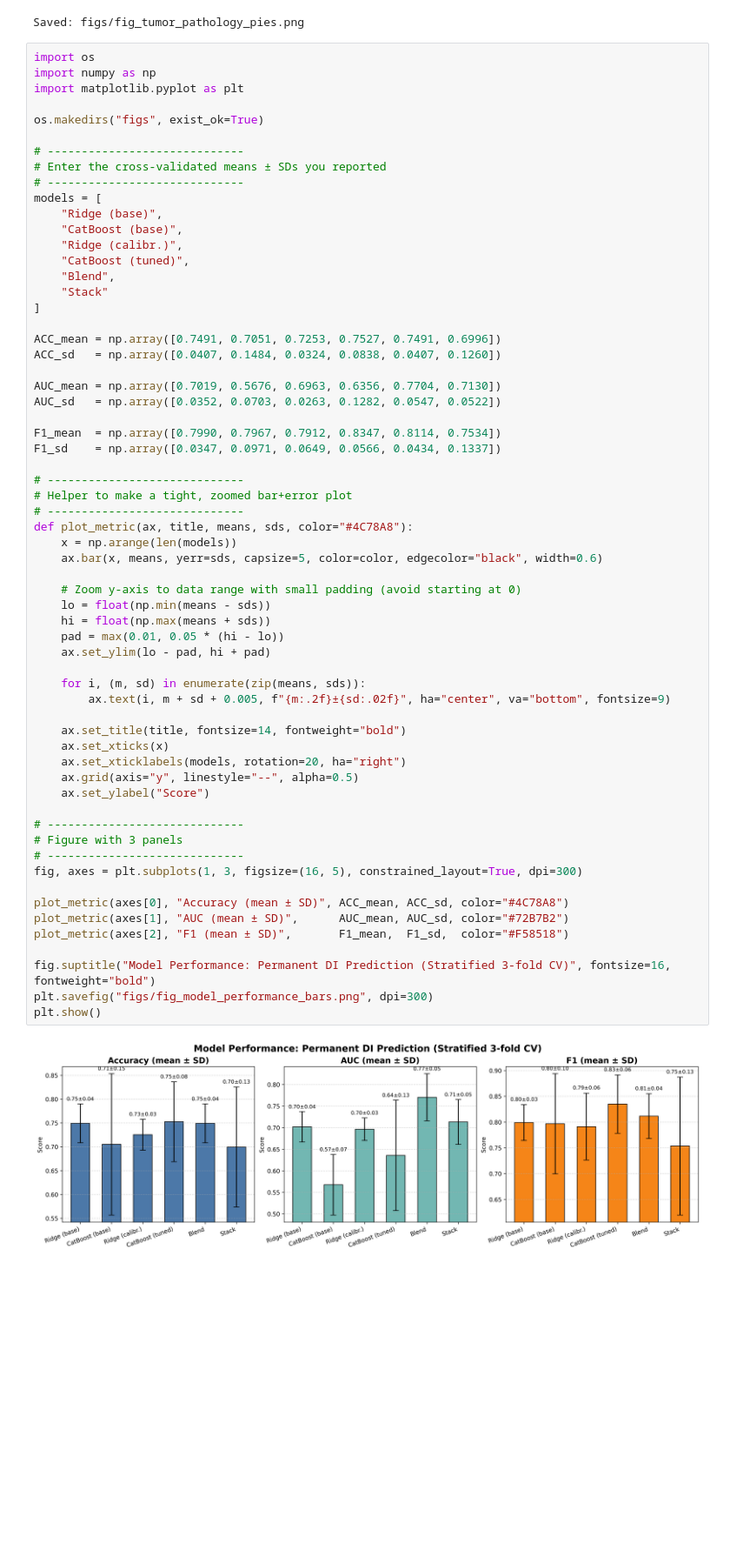
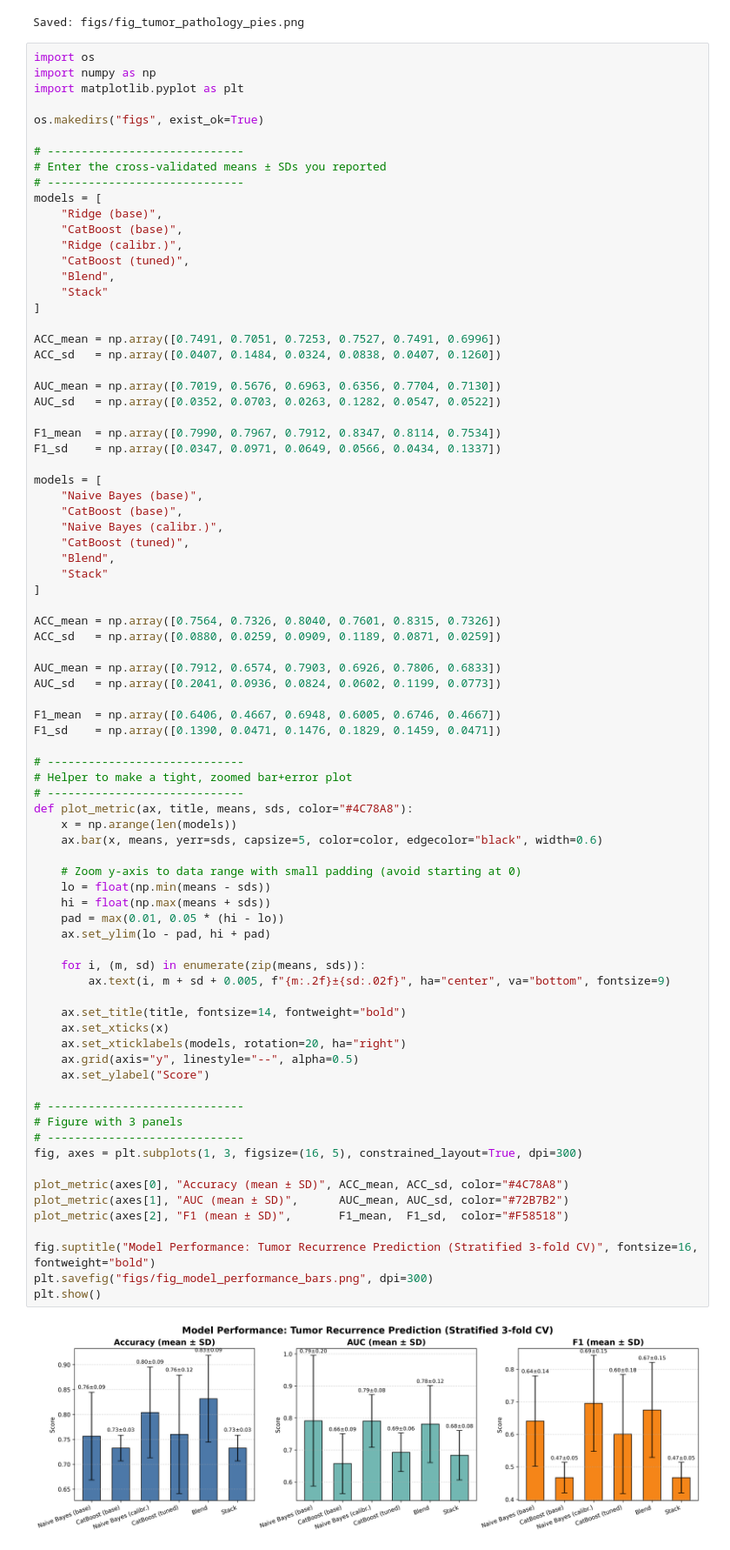
Before and after one commit to shrinitbabel/craniopharyngioma, a Jupyter notebook: EDA.ipynb, the cells around one changed output. Shown at 87% size. Drawn from its saved outputs; the diff is of its cells as text; blank space fills up the shorter version.

```diff
--- a/EDA.ipynb
+++ b/EDA.ipynb
@@ -573,6 +573,24 @@ AUC_sd   = np.array([0.0352, 0.0703, 0.0263, 0.1282, 0.0547, 0.0522])
 
 F1_mean  = np.array([0.7990, 0.7967, 0.7912, 0.8347, 0.8114, 0.7534])
 F1_sd    = np.array([0.0347, 0.0971, 0.0649, 0.0566, 0.0434, 0.1337])
+
+models = [
+    "Naive Bayes (base)",
+    "CatBoost (base)",
+    "Naive Bayes (calibr.)",
+    "CatBoost (tuned)",
+    "Blend",
+    "Stack"
+]
+
+ACC_mean = np.array([0.7564, 0.7326, 0.8040, 0.7601, 0.8315, 0.7326])
+ACC_sd   = np.array([0.0880, 0.0259, 0.0909, 0.1189, 0.0871, 0.0259])
+
+AUC_mean = np.array([0.7912, 0.6574, 0.7903, 0.6926, 0.7806, 0.6833])
+AUC_sd   = np.array([0.2041, 0.0936, 0.0824, 0.0602, 0.1199, 0.0773])
+
+F1_mean  = np.array([0.6406, 0.4667, 0.6948, 0.6005, 0.6746, 0.4667])
+F1_sd    = np.array([0.1390, 0.0471, 0.1476, 0.1829, 0.1459, 0.0471])
 
 # -----------------------------
 # Helper to make a tight, zoomed bar+error plot
@@ -581,35 +599,35 @@ def plot_metric(ax, title, means, sds, color="#4C78A8"):
     x = np.arange(len(models))
     ax.bar(x, means, yerr=sds, capsize=5, color=color, edgecolor="black", width=0.6)
 
     # Zoom y-axis to data range with small padding (avoid starting at 0)
     lo = float(np.min(means - sds))
     hi = float(np.max(means + sds))
     pad = max(0.01, 0.05 * (hi - lo))
     ax.set_ylim(lo - pad, hi + pad)
 
     for i, (m, sd) in enumerate(zip(means, sds)):
         ax.text(i, m + sd + 0.005, f"{m:.2f}±{sd:.02f}", ha="center", va="bottom", fontsize=9)
 
     ax.set_title(title, fontsize=14, fontweight="bold")
     ax.set_xticks(x)
     ax.set_xticklabels(models, rotation=20, ha="right")
     ax.grid(axis="y", linestyle="--", alpha=0.5)
     ax.set_ylabel("Score")
 
 # -----------------------------
 # Figure with 3 panels
 # -----------------------------
 fig, axes = plt.subplots(1, 3, figsize=(16, 5), constrained_layout=True, dpi=300)
 
 plot_metric(axes[0], "Accuracy (mean ± SD)", ACC_mean, ACC_sd, color="#4C78A8")
 plot_metric(axes[1], "AUC (mean ± SD)",      AUC_mean, AUC_sd, color="#72B7B2")
 plot_metric(axes[2], "F1 (mean ± SD)",       F1_mean,  F1_sd,  color="#F58518")
 
-fig.suptitle("Model Performance: Permanent DI Prediction (Stratified 3-fold CV)", fontsize=16, fontweight="bold")
+fig.suptitle("Model Performance: Tumor Recurrence Prediction (Stratified 3-fold CV)", fontsize=16, fontweight="bold")
 plt.savefig("figs/fig_model_performance_bars.png", dpi=300)
 plt.show()
 # %% [output]
-[figure, old version]
+[figure, new version]
 # %%
 import os
 import numpy as np
```
Also changed, not shown: parts of 1 cell of this notebook, 29 other files.
